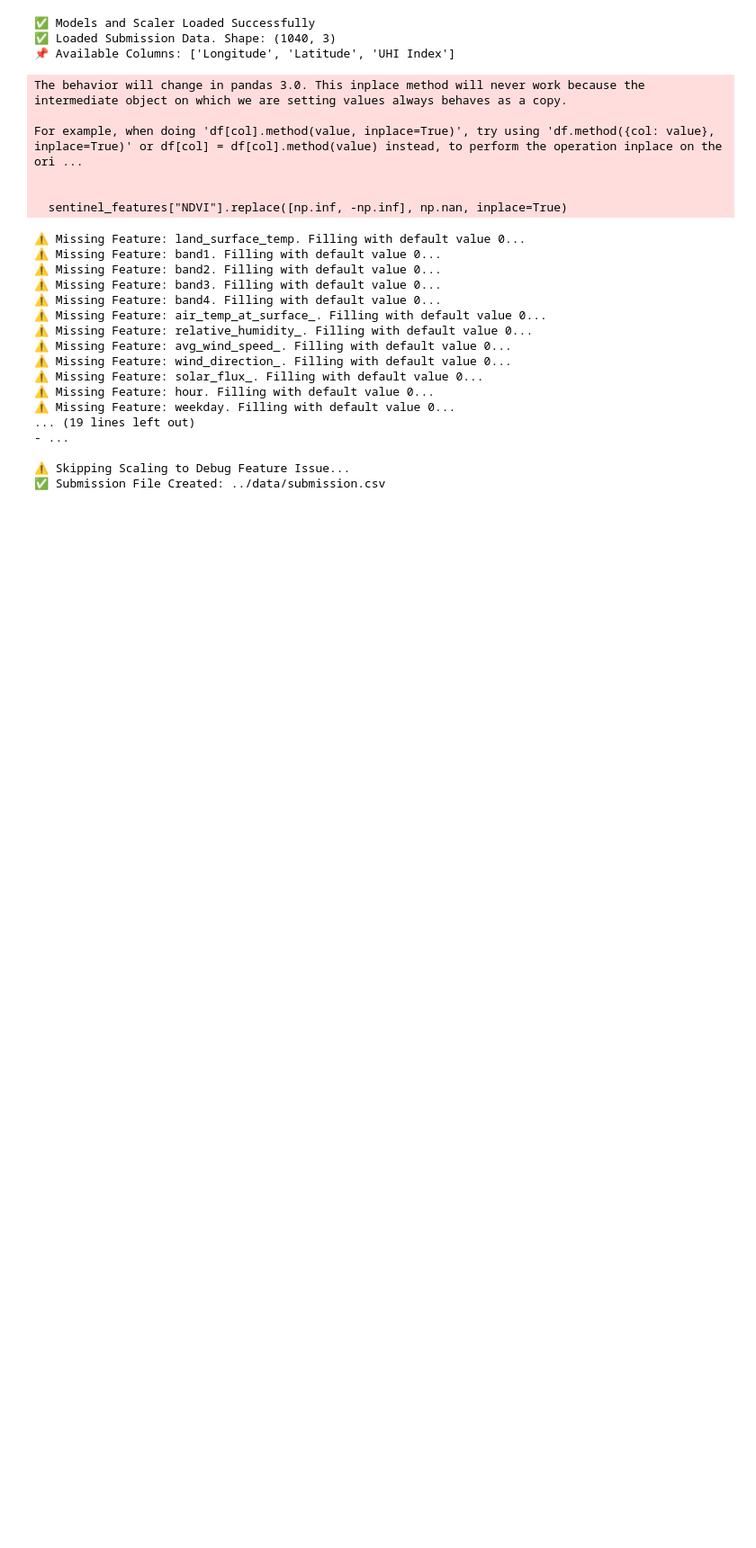
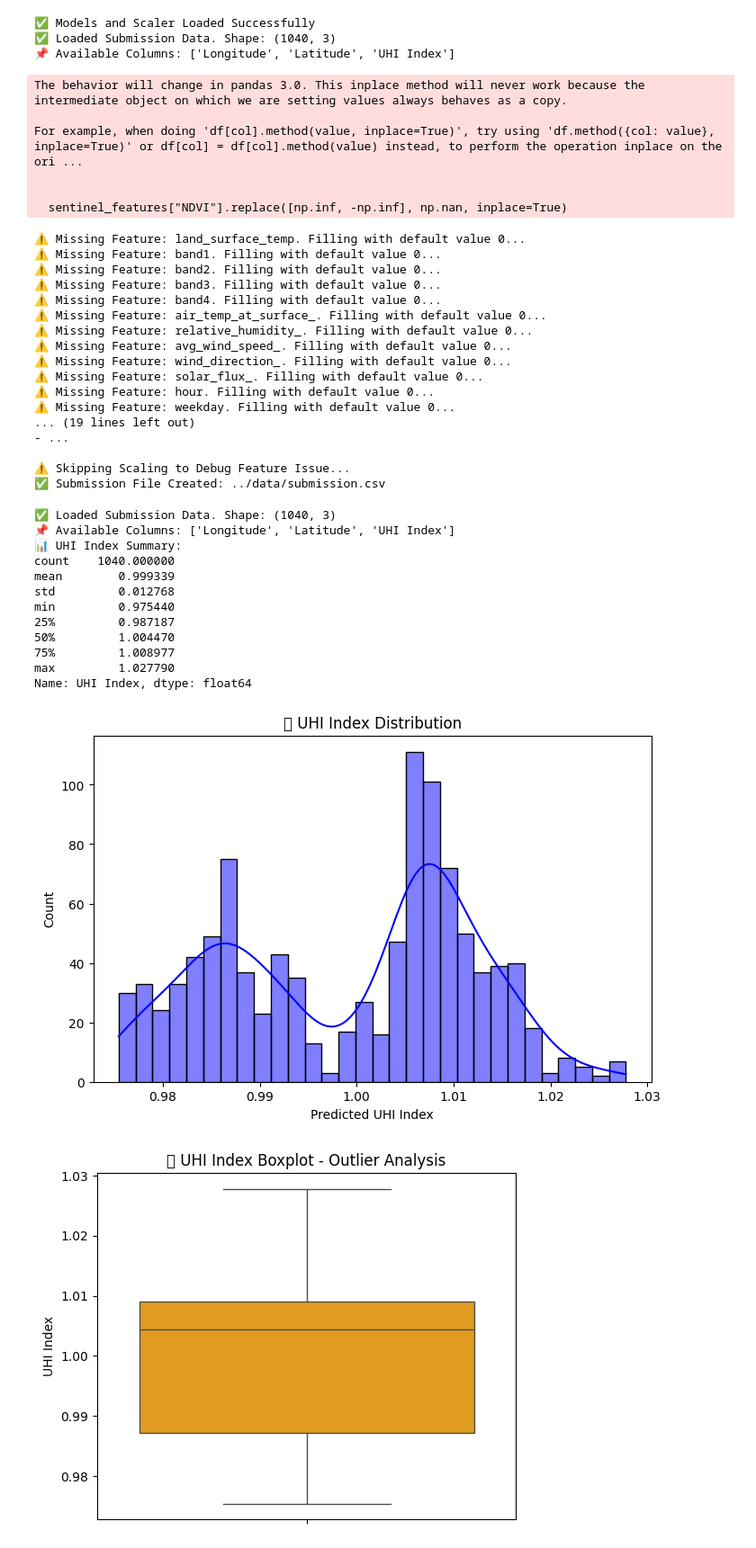
Before and after one commit to vidit135g/UHI-Predictor, a Jupyter notebook: notebooks/submission_generator.ipynb, the cells around one changed output. Shown at 90% size. Drawn from its saved outputs; the diff is of its cells as text; code cells hidden in the pictures; blank space fills up the shorter version.

```diff
--- a/notebooks/submission_generator.ipynb
+++ b/notebooks/submission_generator.ipynb
@@ -127,3 +127,78 @@ For example, when doing 'df[col].method(value, inplace=True)', try using 'df.met
 
 ⚠️ Skipping Scaling to Debug Feature Issue...
 ✅ Submission File Created: ../data/submission.csv
+# %%
+# 📌 Import Required Libraries
+import pandas as pd
+import numpy as np
+import joblib
+import matplotlib.pyplot as plt
+import seaborn as sns
+
+# ✅ Load Submission Data
+submission_df = pd.read_csv("../data/submission.csv")
+
+# ✅ Check Data
+print(f"✅ Loaded Submission Data. Shape: {submission_df.shape}")
+print(f"📌 Available Columns: {submission_df.columns.tolist()}")
+print(f"📊 UHI Index Summary:\n{submission_df['UHI Index'].describe()}")
+
+# ✅ **Step 1: Distribution Analysis**
+plt.figure(figsize=(8, 5))
+sns.histplot(submission_df["UHI Index"], bins=30, kde=True, color="blue")
+plt.xlabel("Predicted UHI Index")
+plt.title("📊 UHI Index Distribution")
+plt.show()
+
+# ✅ **Step 2: Boxplot to Check Outliers**
+plt.figure(figsize=(6, 5))
+sns.boxplot(y=submission_df["UHI Index"], color="orange")
+plt.title("📦 UHI Index Boxplot - Outlier Analysis")
+plt.show()
+
+# ✅ **Step 3: KDE Plot for UHI Density**
+plt.figure(figsize=(8, 5))
+sns.kdeplot(submission_df["UHI Index"], shade=True, color="green")
+plt.xlabel("UHI Index")
+plt.title("📈 Kernel Density Estimate (KDE) for UHI Index")
+plt.show()
+
+# ✅ **Step 4: Feature Importance Analysis**
+# Load Model (Use your trained model)
+rf_model = joblib.load("../models/rf_model.pkl")  # Adjust path as needed
+feature_names = joblib.load("../models/feature_names.pkl")
+
+# Extract Feature Importance (If Using Random Forest or XGBoost)
+importances = rf_model.feature_importances_
+feature_importance_df = pd.DataFrame({"Feature": feature_names, "Importance": importances})
+feature_importance_df = feature_importance_df.sort_values(by="Importance", ascending=False)
+
+# ✅ **Step 5: Plot Feature Importance**
+plt.figure(figsize=(10, 6))
+sns.barplot(x="Importance", y="Feature", data=feature_importance_df, palette="viridis")
+plt.title("🔍 Feature Importance in UHI Prediction")
+plt.show()
+
+# ✅ **Step 6: Compare With Expected Range**
+uhi_min, uhi_max = 0.9, 1.1  # Adjust based on expected UHI range
+outliers = submission_df[(submission_df["UHI Index"] < uhi_min) | (submission_df["UHI Index"] > uhi_max)]
+print(f"⚠️ Potential Outliers Detected: {outliers.shape[0]} values outside expected range")
+
+# ✅ **Step 7: Save Processed Data**
+submission_df.to_csv("validated_submission.csv", index=False)
+print("✅ Validated submission file saved as 'validated_submission.csv'")
+# %% [output]
+✅ Loaded Submission Data. Shape: (1040, 3)
+📌 Available Columns: ['Longitude', 'Latitude', 'UHI Index']
+📊 UHI Index Summary:
+count    1040.000000
+mean        0.999339
+std         0.012768
+min         0.975440
+25%         0.987187
+50%         1.004470
+75%         1.008977
+max         1.027790
+Name: UHI Index, dtype: float64
+[figure, added]
+[figure, added]
```
Also changed, not shown: parts of 1 cell of this notebook, 1 other file.
